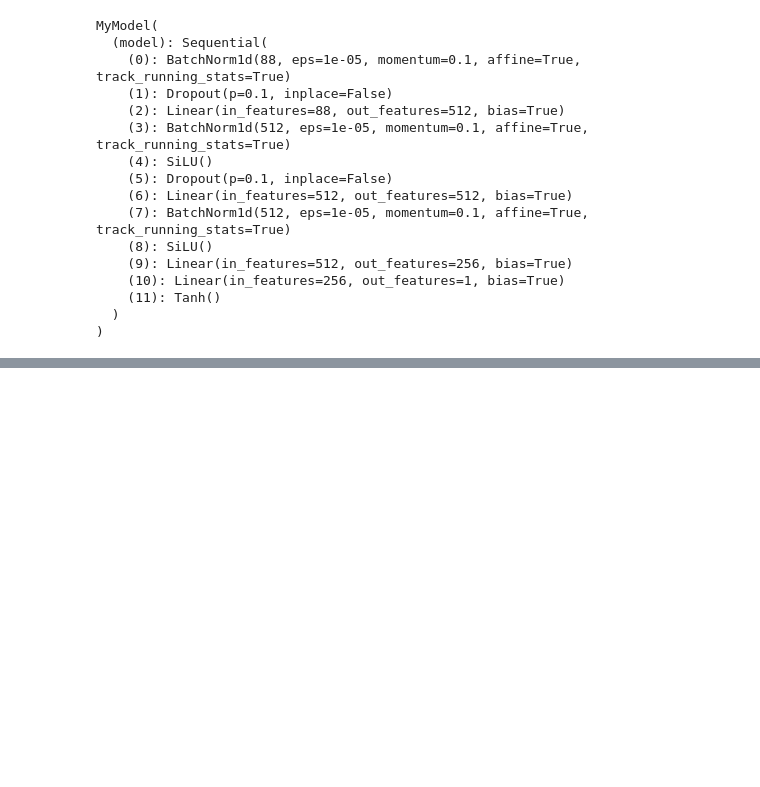
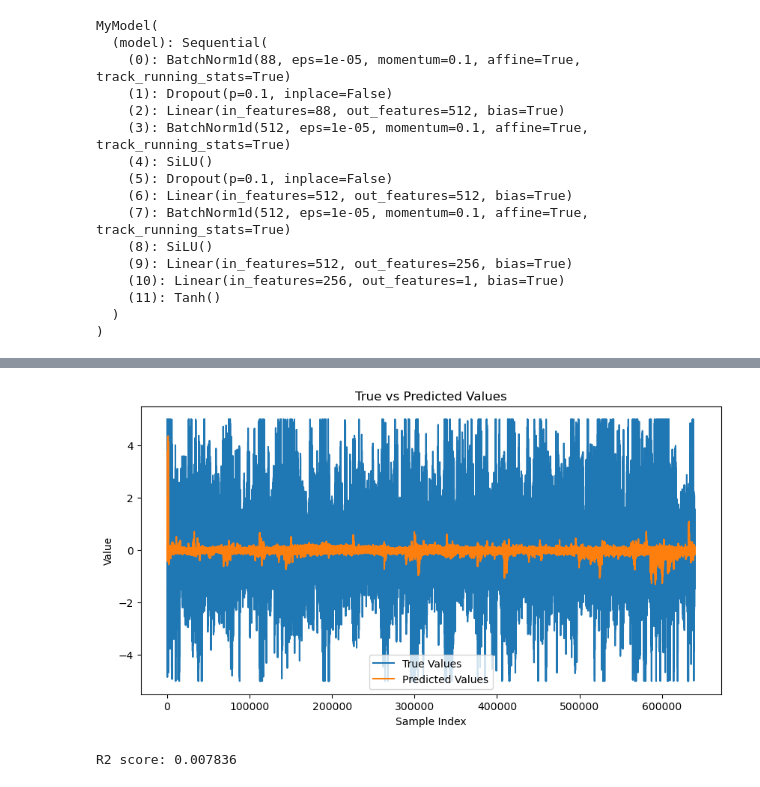
Before and after one commit to Merzenval/JaneStreet, a Jupyter notebook: main.ipynb, the cells around one changed output, grey strips where cells are left out. Drawn from its saved outputs; the diff is of its cells as text; code cells hidden in the pictures; blank space fills up the shorter version.

```diff
--- a/main.ipynb
+++ b/main.ipynb
@@ -149,0 +172,4 @@ plt.show()
+# %%
+XGB_vote_model  =  joblib.load("model/XGBoost_voting_ensemble4.pkl")
+ScaleX = joblib.load("model/XGBoost_scaleX.pkl")
+ScaleY = joblib.load("model/XGBoost_scaleY.pkl")
@@ -149,0 +183,21 @@ plt.show()
+# %%
+import matplotlib.pyplot as plt
+plt.figure(figsize=(10, 5))
+plt.plot(y_val.reset_index(drop =True), label='True Values')
+plt.plot(pred_XGB, label='Predicted Values')
+plt.xlabel('Sample Index')
+plt.ylabel('Value')
+plt.title('True vs Predicted Values')
+plt.legend()
+plt.show()
+# %% [output]
+[figure, added]
+# %%
+preds = np.zeros((X_val.shape[0],))
+preds  += pred_nn/2
+preds  += pred_XGB.flatten()/2
+
+r2 =  r2_score(y_val, preds, sample_weight= w_val)
+print(f"R2 score: {r2:.6f}")
+# %% [output]
+R2 score: 0.007836
```
Also changed, not shown: parts of 8 cells of this notebook, 1 other file.
